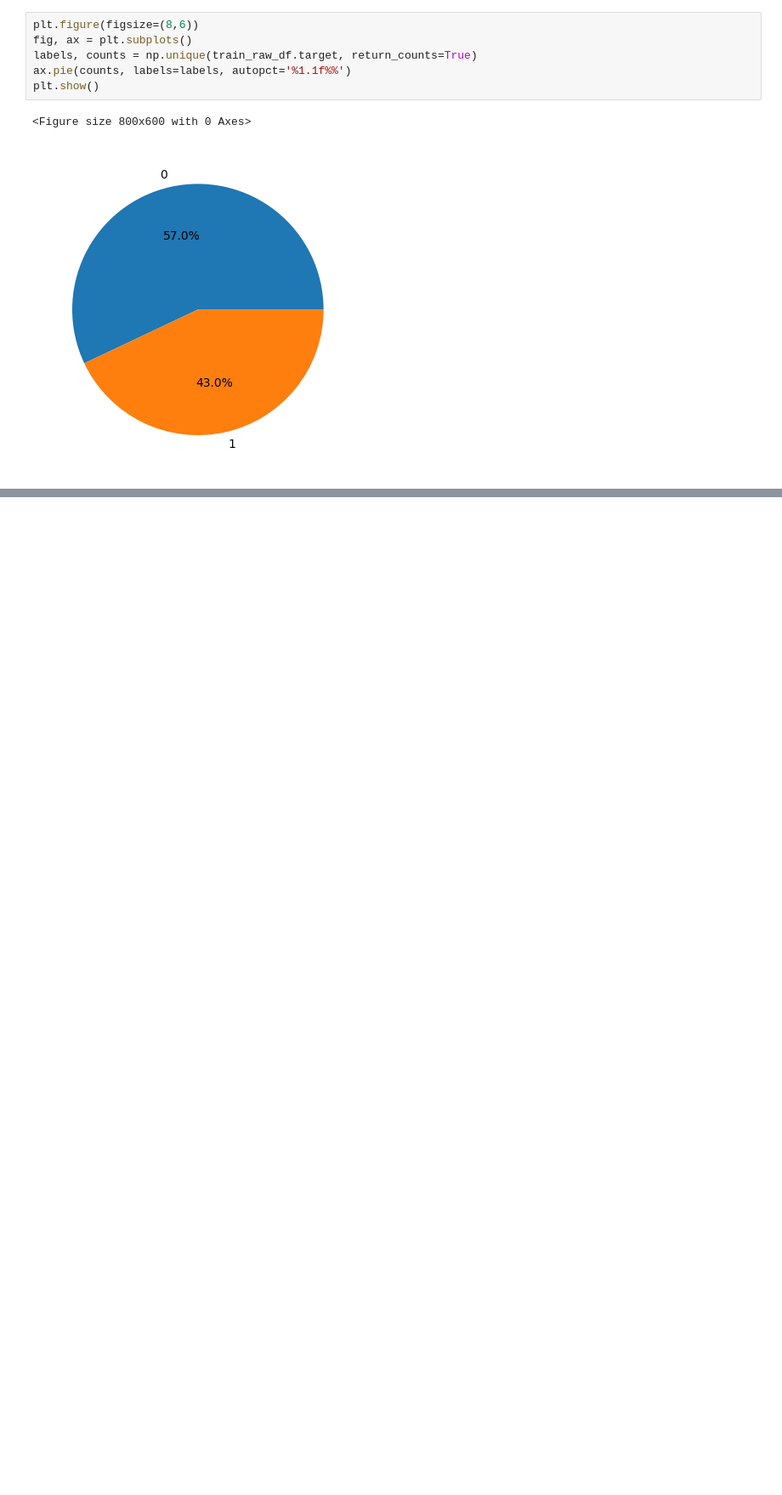
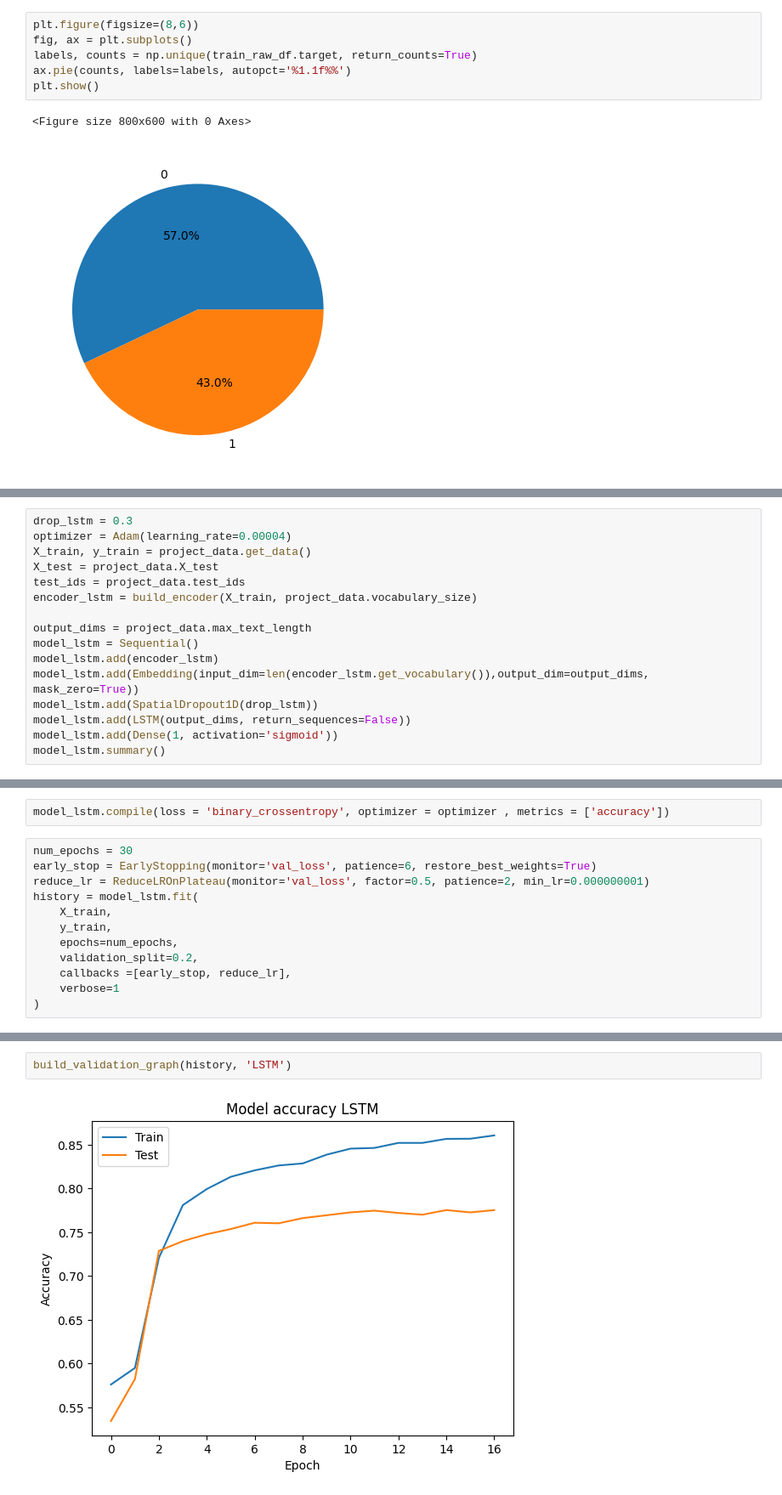
Before and after one commit to carlosbarrone/public_notebooks, a Jupyter notebook: disaster_tweets.ipynb, the cells around one changed output, grey strips where cells are left out. Shown at 85% size. Saved outputs shown, nothing was run; the diff lists cells and outputs as text; blank space fills up the shorter version.

```diff
--- a/disaster_tweets.ipynb
+++ b/disaster_tweets.ipynb
@@ -69,0 +147,16 @@ training_padded = pad_sequences(training_sequences, padding = 'post', truncating
+# %%
+drop_lstm = 0.3
+optimizer = Adam(learning_rate=0.00004)
+X_train, y_train = project_data.get_data()
+X_test = project_data.X_test
+test_ids = project_data.test_ids
+encoder_lstm = build_encoder(X_train, project_data.vocabulary_size)
+
+output_dims = project_data.max_text_length
+model_lstm = Sequential()
+model_lstm.add(encoder_lstm)
+model_lstm.add(Embedding(input_dim=len(encoder_lstm.get_vocabulary()),output_dim=output_dims, mask_zero=True))
+model_lstm.add(SpatialDropout1D(drop_lstm))
+model_lstm.add(LSTM(output_dims, return_sequences=False))
+model_lstm.add(Dense(1, activation='sigmoid'))
+model_lstm.summary()
@@ -69,0 +181,14 @@ training_padded = pad_sequences(training_sequences, padding = 'post', truncating
+# %%
+model_lstm.compile(loss = 'binary_crossentropy', optimizer = optimizer , metrics = ['accuracy'])
+# %%
+num_epochs = 30
+early_stop = EarlyStopping(monitor='val_loss', patience=6, restore_best_weights=True)
+reduce_lr = ReduceLROnPlateau(monitor='val_loss', factor=0.5, patience=2, min_lr=0.000000001)
+history = model_lstm.fit(
+    X_train,
+    y_train,
+    epochs=num_epochs,
+    validation_split=0.2,
+    callbacks =[early_stop, reduce_lr],
+    verbose=1
+)
@@ -69,0 +213,4 @@ training_padded = pad_sequences(training_sequences, padding = 'post', truncating
+# %%
+build_validation_graph(history, 'LSTM')
+# %% [output]
+[figure, added]
```
Also changed, not shown: parts of 30 cells of this notebook.
